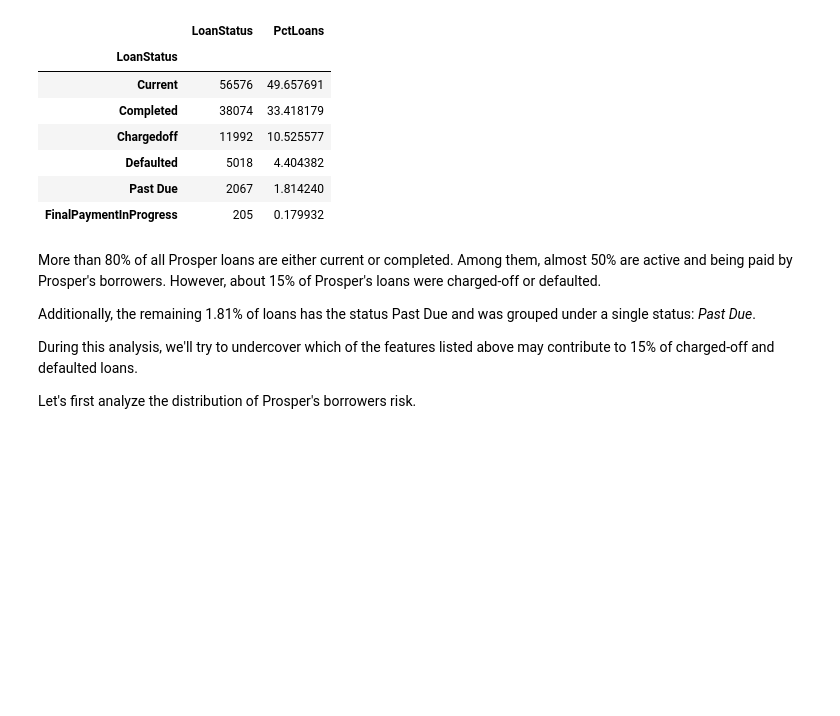
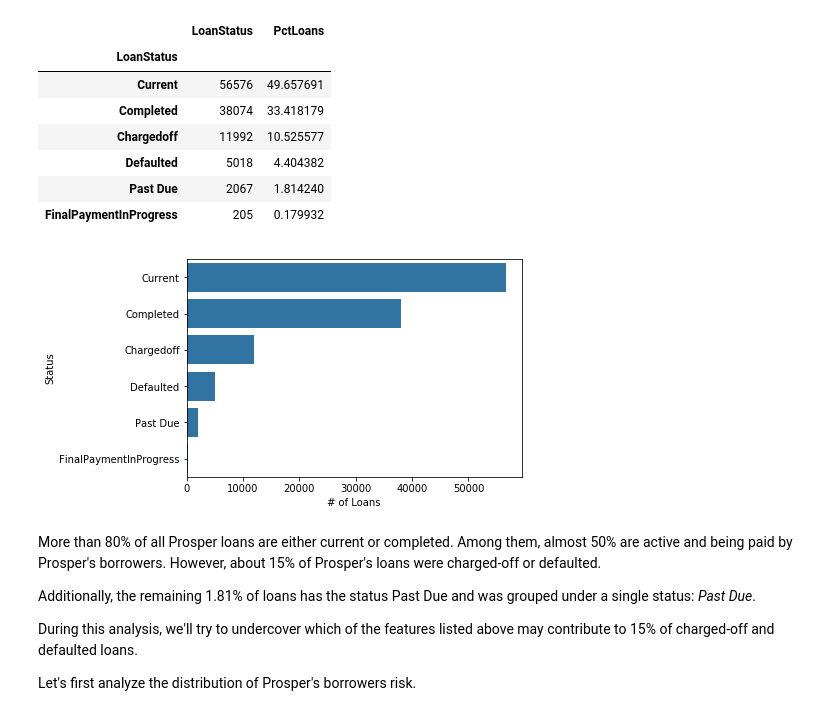
Before and after one commit to Ali-Elganzory/prosper-loans, a Jupyter notebook: prosperLoan_data_exploration.ipynb, the cells around one changed output. Drawn from its saved outputs; the diff is of its cells as text; code cells hidden in the pictures; blank space fills up the shorter version.

```diff
--- a/prosperLoan_data_exploration.ipynb
+++ b/prosperLoan_data_exploration.ipynb
@@ -226,6 +229,18 @@ pct_loans_by_status.sort_values(by='PctLoans', ascending=False)
 | Defaulted | 5018 | 4.404382 |
 | Past Due | 2067 | 1.814240 |
 | FinalPaymentInProgress | 205 | 0.179932 |
+# %%
+# Plot LoanStatus
+default_color = sb.color_palette()[0]
+
+# Order the categorical variable type
+cat_order = loan_df['LoanStatus'].value_counts().index
+
+sb.countplot(data = loan_df, y = 'LoanStatus', color = default_color, order=cat_order)
+plt.xlabel('# of Loans')
+plt.ylabel('Status');
+# %% [output]
+[figure, added]
 # %% [markdown]
 More than 80% of all Prosper loans are either current or completed. Among them, almost 50% are active and being paid by Prosper's borrowers. However, about 15% of Prosper's loans were charged-off or defaulted.
 
```
Also changed, not shown: parts of 7 cells of this notebook, 2 other files.
